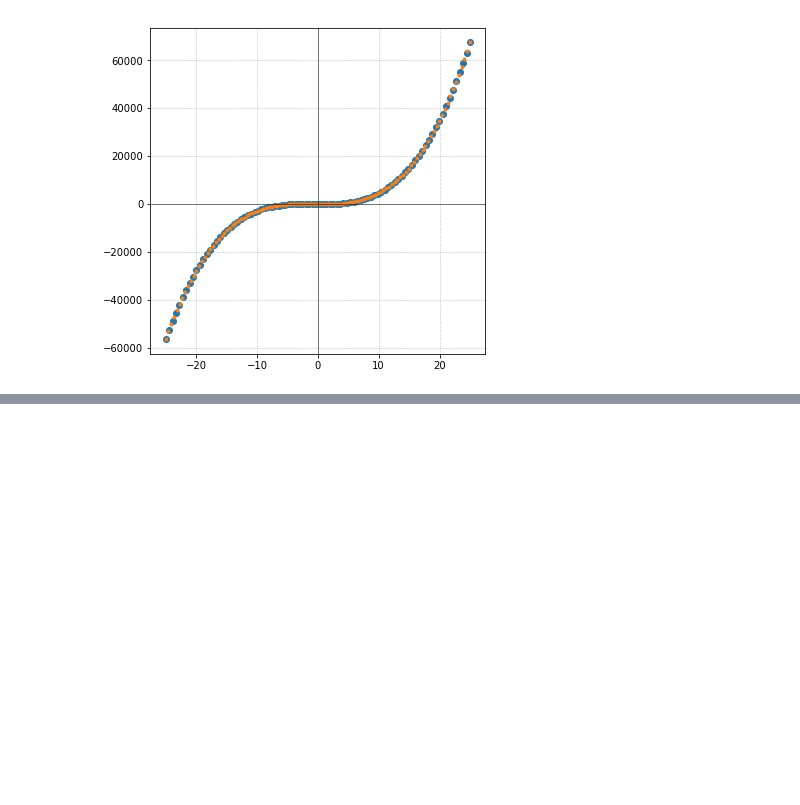
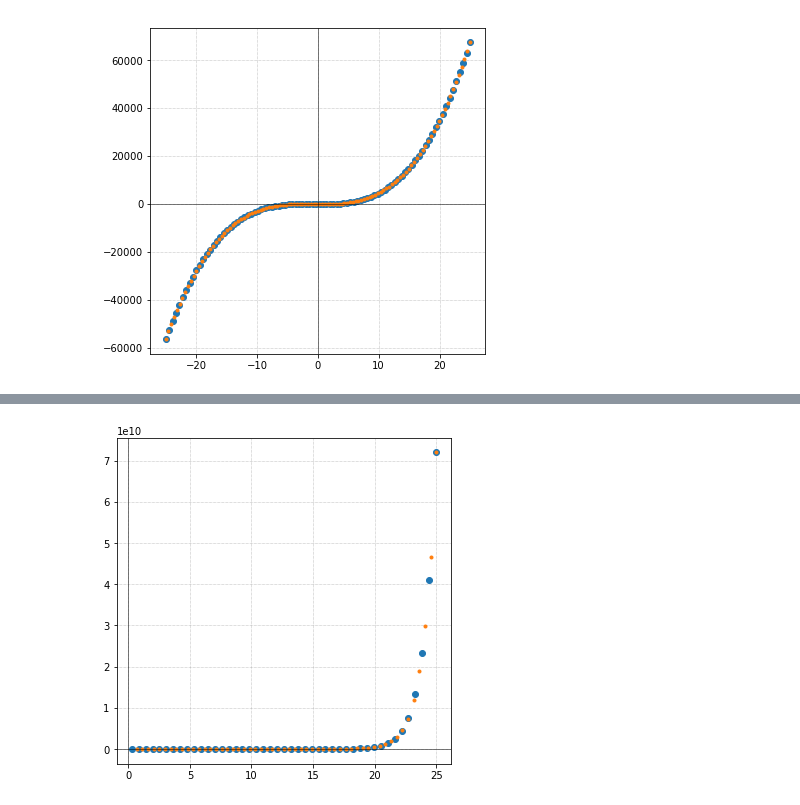
Before and after one commit to wileymab/theoretical-minimum, a Jupyter notebook: work/tm_pg37_exer1.ipynb, the cells around one changed output, grey strips where cells are left out. Saved outputs shown, nothing was run; the diff lists cells and outputs as text; code cells hidden in the pictures; blank space fills up the shorter version.

```diff
--- a/work/tm_pg37_exer1.ipynb
+++ b/work/tm_pg37_exer1.ipynb
@@ -19,0 +37,12 @@ simplegraph(deriv_f)
+# %%
+# Third function in Exercise 1
+def theta(alpha):
+    return np.e**alpha + (alpha*(np.log(alpha)))
+
+# My calculated derivative
+def deriv_theta(alpha):
+    return np.e**alpha + np.log(alpha) + 1
+# %%
+simplegraph(theta)
+# %% [output]
+[figure, added]
```
Also changed, not shown: parts of 8 cells of this notebook.
